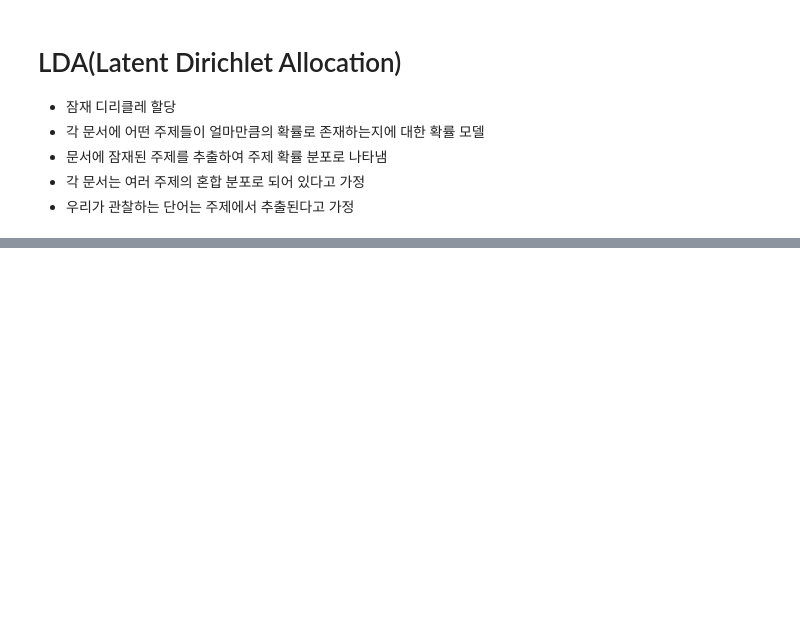
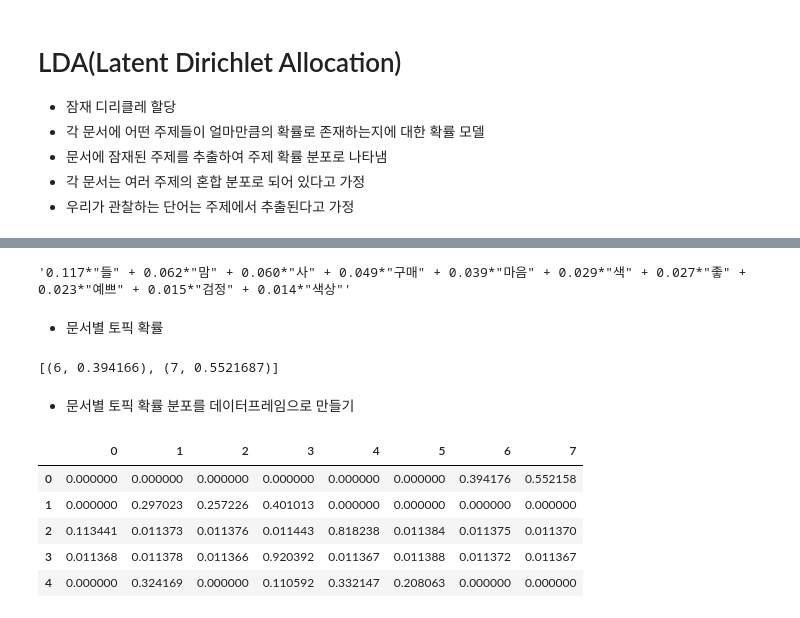
Before and after one commit to koeyhi/TheDaters, a Jupyter notebook: 08_NLP/05. 주제 분석.ipynb, the cells around one changed output, grey strips where cells are left out. Drawn from its saved outputs; the diff is of its cells as text; code cells hidden in the pictures; blank space fills up the shorter version.

```diff
--- a/08_NLP/05. 주제 분석.ipynb
+++ b/08_NLP/05. 주제 분석.ipynb
@@ -331,0 +374,4 @@ pd.DataFrame(lst)
+# %%
+from gensim.corpora import Dictionary
+
+dic = Dictionary(token_list)
@@ -331,0 +391,2 @@ pd.DataFrame(lst)
+# %%
+corpus = [dic.doc2bow(tokens) for tokens in token_list]
@@ -331,0 +410,2 @@ pd.DataFrame(lst)
+# %%
+model = LdaModel.load("../output/lda_model")
@@ -331,0 +433,31 @@ pd.DataFrame(lst)
+# %%
+model.print_topic(7)
+# %% [output]
+'0.117*"들" + 0.062*"맘" + 0.060*"사" + 0.049*"구매" + 0.039*"마음" + 0.029*"색" + 0.027*"좋" + 0.023*"예쁘" + 0.015*"검정" + 0.014*"색상"'
+# %% [markdown]
+- 문서별 토픽 확률
+# %%
+model.get_document_topics(corpus[0])
+# %% [output]
+[(6, 0.394166), (7, 0.5521687)]
+# %% [markdown]
+- 문서별 토픽 확률 분포를 데이터프레임으로 만들기
+# %%
+df_lda = []
+
+for lst in model.get_document_topics(corpus):
+    lst = np.array(lst)
+    tmp = np.zeros(8)
+    idx = lst[:,0].astype(int)
+    tmp[idx] = lst[:,1]
+    df_lda.append(tmp)
+# %%
+df_lda = pd.DataFrame(df_lda)
+df_lda.head()
+# %% [output]
+|  | 0 | 1 | 2 | 3 | 4 | 5 | 6 | 7 |
+| 0 | 0.000000 | 0.000000 | 0.000000 | 0.000000 | 0.000000 | 0.000000 | 0.394176 | 0.552158 |
+| 1 | 0.000000 | 0.297023 | 0.257226 | 0.401013 | 0.000000 | 0.000000 | 0.000000 | 0.000000 |
+| 2 | 0.113441 | 0.011373 | 0.011376 | 0.011443 | 0.818238 | 0.011384 | 0.011375 | 0.011370 |
+| 3 | 0.011368 | 0.011378 | 0.011366 | 0.920392 | 0.011367 | 0.011388 | 0.011372 | 0.011367 |
+| 4 | 0.000000 | 0.324169 | 0.000000 | 0.110592 | 0.332147 | 0.208063 | 0.000000 | 0.000000 |
```
Also changed, not shown: parts of 36 cells of this notebook, 3 other files.
